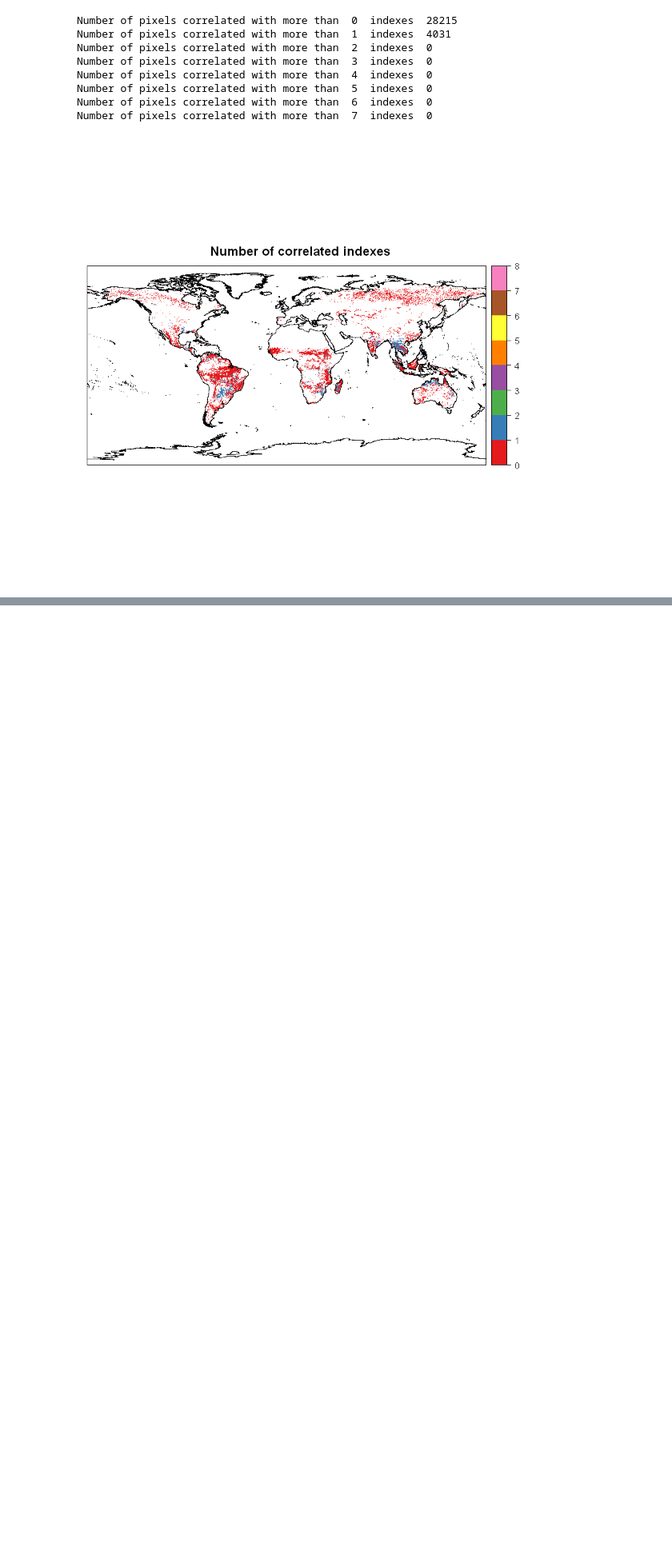
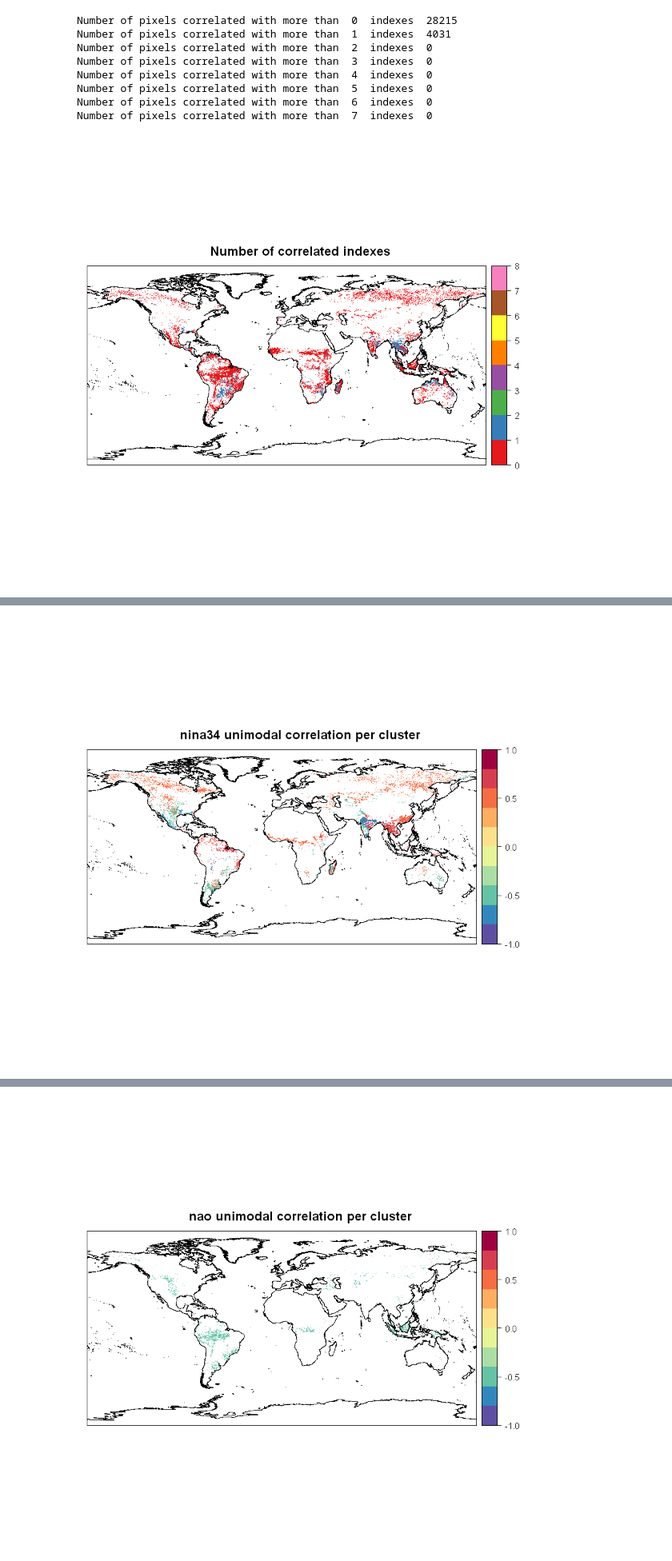
Before and after one commit to MarcosVM98/TFM, a Jupyter notebook: notebooks/Correlation_Per75.ipynb, the cells around one changed output, grey strips where cells are left out. Shown at 80% size. Cells and saved outputs as stored; diff of their text form; code cells hidden in the pictures; blank space fills up the shorter version.

Commit message:
Add the correlation of the deltas

```diff
--- a/notebooks/Correlation_Per75.ipynb
+++ b/notebooks/Correlation_Per75.ipynb
@@ -551,0 +571,21 @@ Number of pixels correlated with more than  7  indexes  0
+# %%
+corr.df.delta = masked_coords
+corr.df.delta = corr.annual.clus(log1p(masked_ba_series), fireSeasonPer75_def, masked_coords, dates, nina34, 'nina34',
+                           corr.df.delta, mode = 'unimodal', useDeltas = T)
+corr.df.delta = corr.annual.clus(log1p(masked_ba_series), fireSeasonPer75_def, masked_coords, dates, nao, 'nao',
+                           corr.df.delta, mode = 'unimodal', useDeltas = T)
+corr.df.delta = corr.annual.clus(log1p(masked_ba_series), fireSeasonPer75_def, masked_coords, dates, poleur, 'poleur',
+                           corr.df.delta, mode = 'unimodal', useDeltas = T)
+corr.df.delta = corr.annual.clus(log1p(masked_ba_series), fireSeasonPer75_def, masked_coords, dates, ea, 'ea',
+                           corr.df.delta, mode = 'unimodal', useDeltas = T)
+corr.df.delta = corr.annual.clus(log1p(masked_ba_series), fireSeasonPer75_def, masked_coords, dates, eawr, 'eawr',
+                           corr.df.delta, mode = 'unimodal', useDeltas = T)
+corr.df.delta = corr.annual.clus(log1p(masked_ba_series), fireSeasonPer75_def, masked_coords, dates, pna, 'pna',
+                           corr.df.delta, mode = 'unimodal', useDeltas = T)
+corr.df.delta = corr.annual.clus(log1p(masked_ba_series), fireSeasonPer75_def, masked_coords, dates, scand, 'scand',
+                           corr.df.delta, mode = 'unimodal', useDeltas = T)
+corr.df.delta = corr.annual.clus(log1p(masked_ba_series), fireSeasonPer75_def, masked_coords, dates, wp, 'wp',
+                           corr.df.delta, mode = 'unimodal', useDeltas = T)
+
+#save(corr.df.delta, file = 'corrDfDeltaAnnualClus.Rdata')
+# %% [output]
@@ -551,0 +595 @@ Number of pixels correlated with more than  7  indexes  0
+[figure, added]
@@ -551,0 +598 @@ Number of pixels correlated with more than  7  indexes  0
+[figure, added]
```
Also changed, not shown: parts of 10 cells of this notebook, 1 other file.
